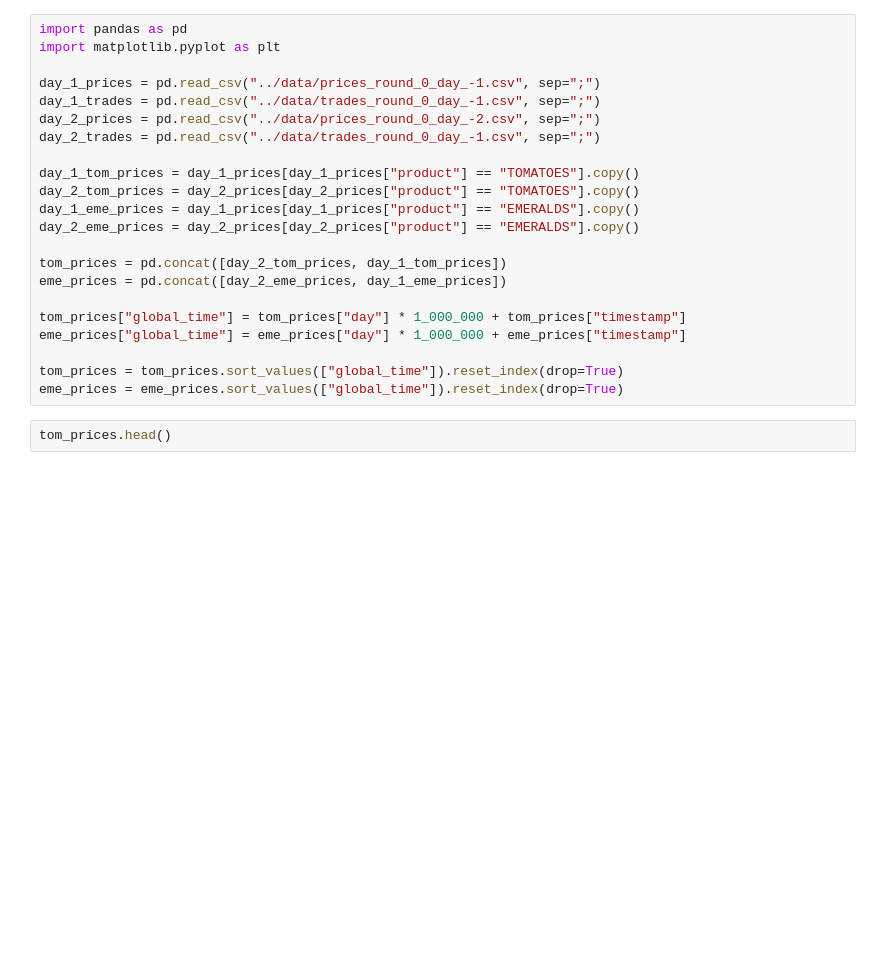
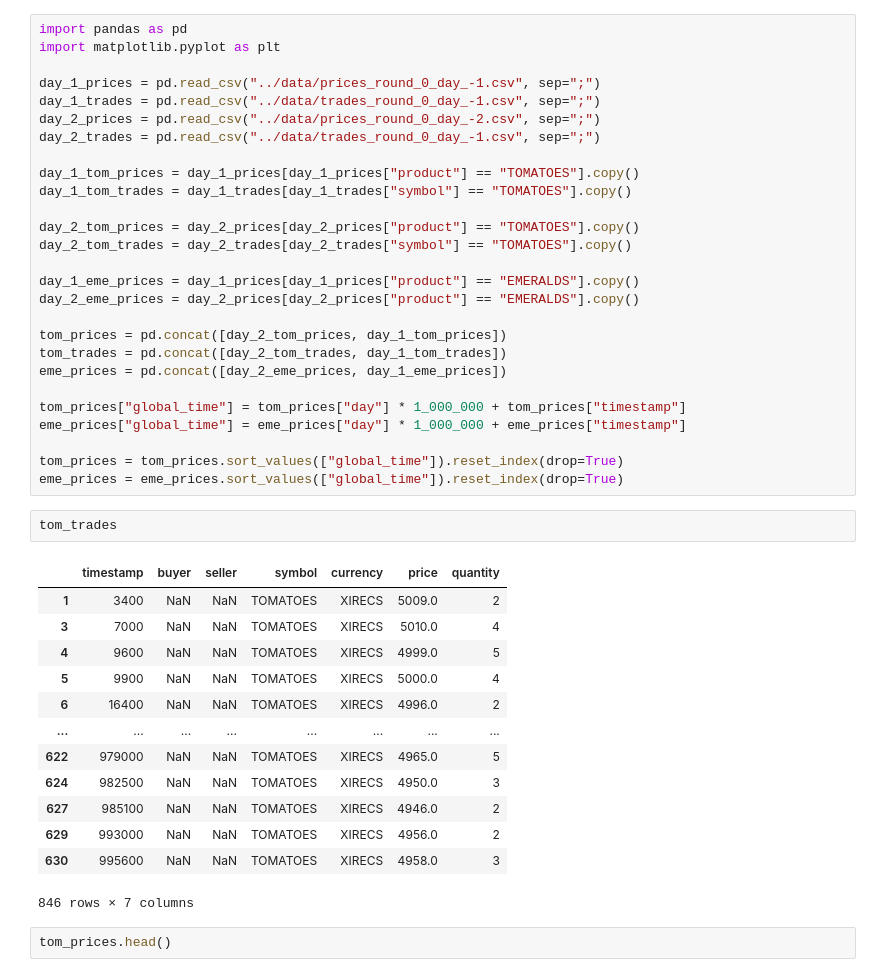
Before and after one commit to chrismcarr1/imc-prosperity-4, a Jupyter notebook: notebooks/tom_trader.ipynb, the cells around one changed output. Cells and saved outputs as stored; diff of their text form; blank space fills up the shorter version.

```diff
--- a/notebooks/tom_trader.ipynb
+++ b/notebooks/tom_trader.ipynb
@@ -8,11 +8,16 @@ day_2_prices = pd.read_csv("../data/prices_round_0_day_-2.csv", sep=";")
 day_2_trades = pd.read_csv("../data/trades_round_0_day_-1.csv", sep=";")
 
 day_1_tom_prices = day_1_prices[day_1_prices["product"] == "TOMATOES"].copy()
+day_1_tom_trades = day_1_trades[day_1_trades["symbol"] == "TOMATOES"].copy()
+
 day_2_tom_prices = day_2_prices[day_2_prices["product"] == "TOMATOES"].copy()
+day_2_tom_trades = day_2_trades[day_2_trades["symbol"] == "TOMATOES"].copy()
+
 day_1_eme_prices = day_1_prices[day_1_prices["product"] == "EMERALDS"].copy()
 day_2_eme_prices = day_2_prices[day_2_prices["product"] == "EMERALDS"].copy()
 
 tom_prices = pd.concat([day_2_tom_prices, day_1_tom_prices])
+tom_trades = pd.concat([day_2_tom_trades, day_1_tom_trades])
 eme_prices = pd.concat([day_2_eme_prices, day_1_eme_prices])
 
 tom_prices["global_time"] = tom_prices["day"] * 1_000_000 + tom_prices["timestamp"]
@@ -20,6 +25,22 @@ eme_prices["global_time"] = eme_prices["day"] * 1_000_000 + eme_prices["timestam
 
 tom_prices = tom_prices.sort_values(["global_time"]).reset_index(drop=True)
 eme_prices = eme_prices.sort_values(["global_time"]).reset_index(drop=True)
+# %%
+tom_trades
+# %% [output]
+|  | timestamp | buyer | seller | symbol | currency | price | quantity |
+| 1 | 3400 | NaN | NaN | TOMATOES | XIRECS | 5009.0 | 2 |
+| 3 | 7000 | NaN | NaN | TOMATOES | XIRECS | 5010.0 | 4 |
+| 4 | 9600 | NaN | NaN | TOMATOES | XIRECS | 4999.0 | 5 |
+| 5 | 9900 | NaN | NaN | TOMATOES | XIRECS | 5000.0 | 4 |
+| 6 | 16400 | NaN | NaN | TOMATOES | XIRECS | 4996.0 | 2 |
+| ... | ... | ... | ... | ... | ... | ... | ... |
+| 622 | 979000 | NaN | NaN | TOMATOES | XIRECS | 4965.0 | 5 |
+| 624 | 982500 | NaN | NaN | TOMATOES | XIRECS | 4950.0 | 3 |
+| 627 | 985100 | NaN | NaN | TOMATOES | XIRECS | 4946.0 | 2 |
+| 629 | 993000 | NaN | NaN | TOMATOES | XIRECS | 4956.0 | 2 |
+| 630 | 995600 | NaN | NaN | TOMATOES | XIRECS | 4958.0 | 3 |
+846 rows × 7 columns
 # %%
 tom_prices.head()
 # %% [output]
```
Also changed, not shown: parts of 23 cells of this notebook, 4 other files.
